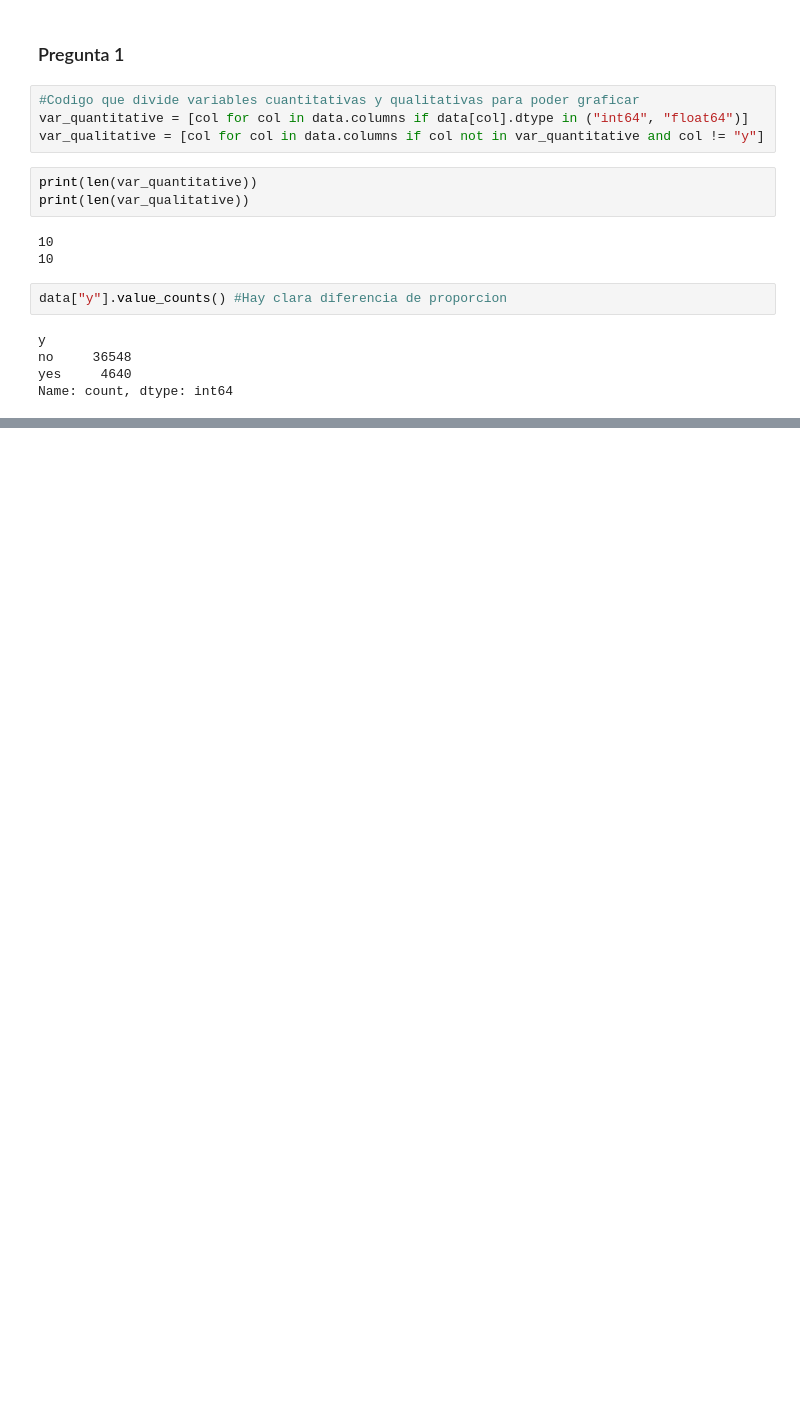
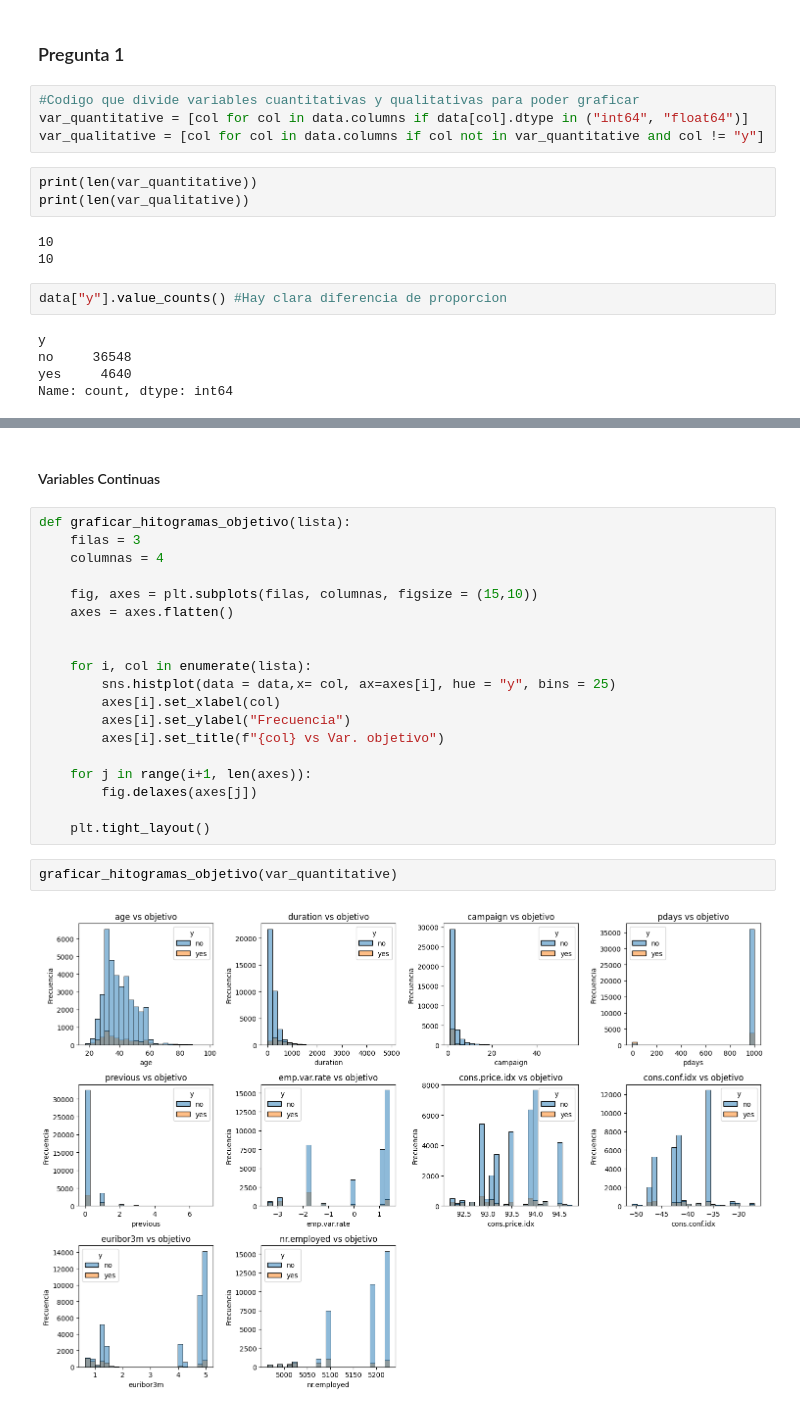
Before and after one commit to Hemersson7/Estadistica, a Jupyter notebook: Tarea1.ipynb, the cells around one changed output, grey strips where cells are left out. Cells and saved outputs as stored; diff of their text form; blank space fills up the shorter version.

```diff
--- a/Tarea1.ipynb
+++ b/Tarea1.ipynb
@@ -122,0 +145,25 @@ graficar_variable_cuanatitativa_crosstab(var_qualitative)
+# %% [markdown]
+#### Variables Continuas
+# %%
+def graficar_hitogramas_objetivo(lista):
+    filas = 3
+    columnas = 4
+
+    fig, axes = plt.subplots(filas, columnas, figsize = (15,10))
+    axes = axes.flatten()
+
+
+    for i, col in enumerate(lista):
+        sns.histplot(data = data,x= col, ax=axes[i], hue = "y", bins = 25)
+        axes[i].set_xlabel(col)
+        axes[i].set_ylabel("Frecuencia")
+        axes[i].set_title(f"{col} vs Var. objetivo")
+
+    for j in range(i+1, len(axes)):
+        fig.delaxes(axes[j])
+
+    plt.tight_layout()
+# %%
+graficar_hitogramas_objetivo(var_quantitative)
+# %% [output]
+[figure, added]
```
Also changed, not shown: parts of 7 cells of this notebook.
